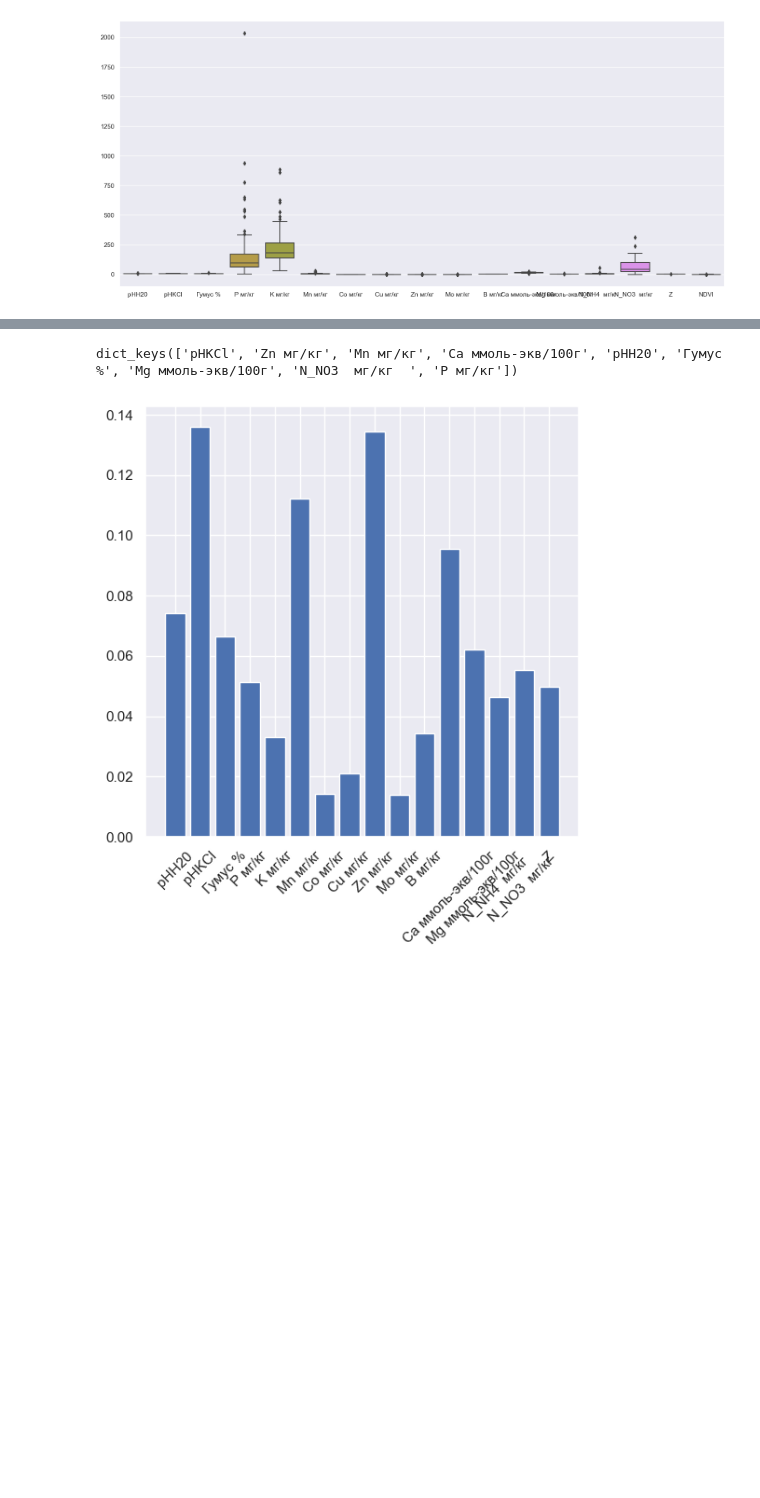
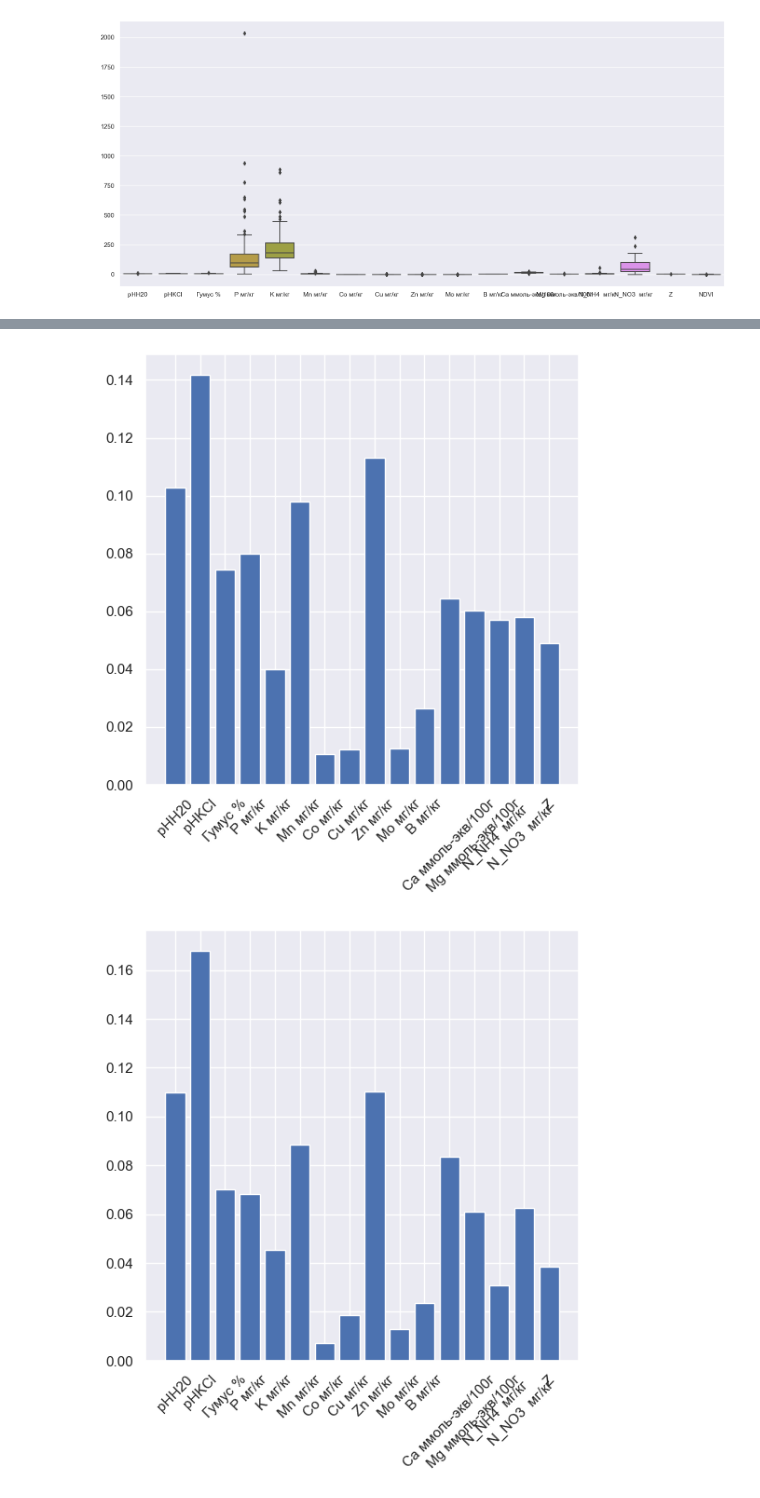
Before and after one commit to CepbluKot/ecology_ml, a Jupyter notebook: ecology_ml_w_data_filter.ipynb, the cells around one changed output, grey strips where cells are left out. Saved outputs shown, nothing was run; the diff lists cells and outputs as text; code cells hidden in the pictures; blank space fills up the shorter version.

```diff
--- a/ecology_ml_w_data_filter.ipynb
+++ b/ecology_ml_w_data_filter.ipynb
@@ -52,4 +52,6 @@ y_outliers = iso.fit_predict(df)
 
 for i in range(len(y_outliers)):
     if y_outliers[i] == -1:
-        df.drop(i, inplace = True)
+        df.drop(i, inplace = False)
+
+ax = sns.boxplot(df)
@@ -69,32 +81,38 @@ from sklearn.feature_selection import SelectKBest
 from sklearn.feature_selection import f_regression
 
 
-best_parameters_selector = SelectKBest(score_func=f_regression, k=9)
+for num_of_features_to_select in range(num_of_features_to_select_start, num_of_features_to_select_end):
 
-selected_parameters_data = best_parameters_selector.fit_transform(X_norm, y)
+  best_parameters_selector = SelectKBest(score_func=f_regression, k=num_of_features_to_select)
 
-filter = best_parameters_selector.get_support()
-features = X.columns
+  selected_parameters_data = best_parameters_selector.fit_transform(X_norm, y)
 
-select_k_best_features = features[filter]
+  filter = best_parameters_selector.get_support()
+  features = X.columns
+
+  select_k_best_features = features[filter]
+
+  select_k_best_features_test.append(select_k_best_features)
 # %%
 from sklearn.ensemble import RandomForestRegressor
 
 
-regr = RandomForestRegressor()
-regr.fit(X_norm, y)
-plt.figure(figsize=(6,6))
-plt.bar(X.columns, regr.feature_importances_)
-plt.xticks(rotation=45)
+for num_of_features_to_select in range(num_of_features_to_select_start, num_of_features_to_select_end):
+  regr = RandomForestRegressor()
+  regr.fit(X_norm, y)
+
+  plt.figure(figsize=(6,6))
+  plt.bar(X.columns, regr.feature_importances_)
+  plt.xticks(rotation=45)
+
+  random_forest_features = {}
+  for id in range(len(X.columns)):
+    random_forest_features[X.columns[id]] = regr.feature_importances_[id]
 
 
-random_forest_features = {}
-for id in range(len(X.columns)):
-  random_forest_features[X.columns[id]] = regr.feature_importances_[id]
+  random_forest_features = dict(sorted(random_forest_features.items(), key=lambda item: item[1], reverse=True)[:num_of_features_to_select]).keys()
 
-
-random_forest_features = dict(sorted(random_forest_features.items(), key=lambda item: item[1], reverse=True)[:9]).keys()
-print(random_forest_features)
+  random_forest_features_test.append(random_forest_features)
 # %% [output]
-dict_keys(['pHKCl', 'Zn мг/кг', 'Mn мг/кг', 'Ca ммоль-экв/100г', 'pHH20', 'Гумус %', 'Mg ммоль-экв/100г', 'N_NO3  мг/кг  ', 'P мг/кг'])
-[figure, old version]
+[figure, new version]
+[figure, added]
```
Also changed, not shown: parts of 21 cells of this notebook.
